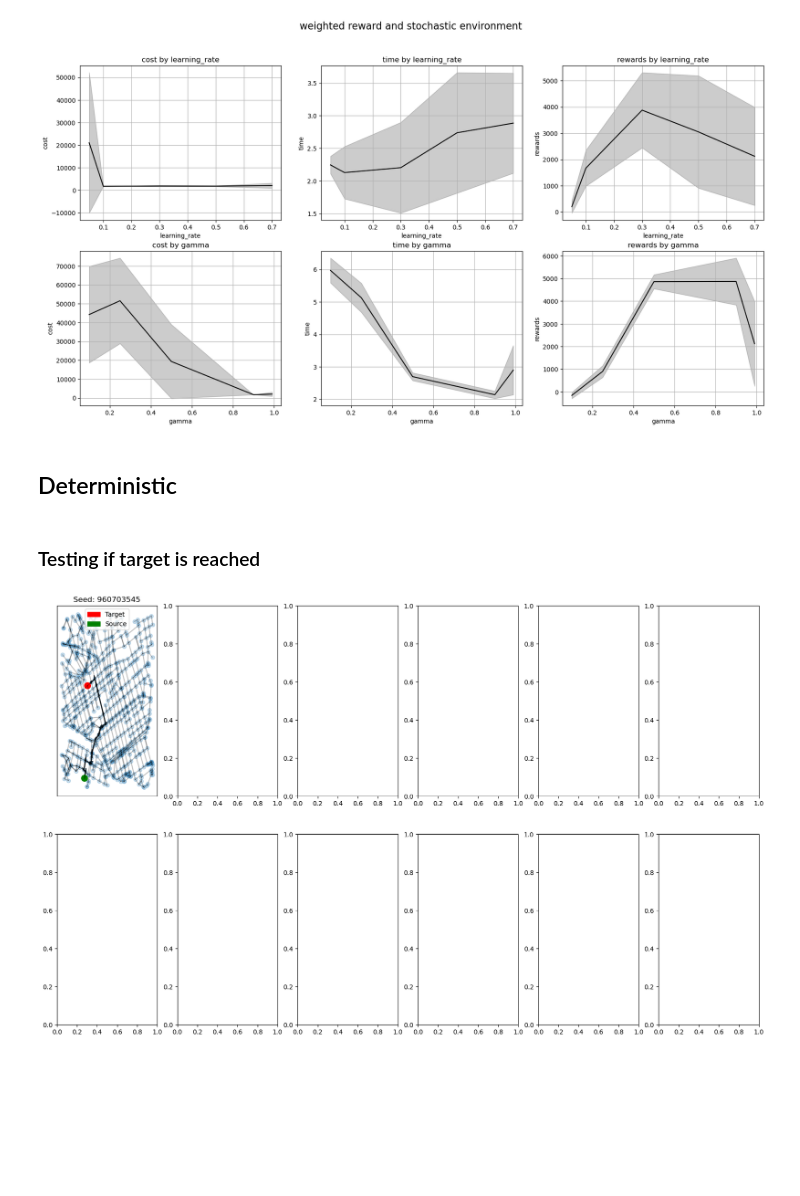
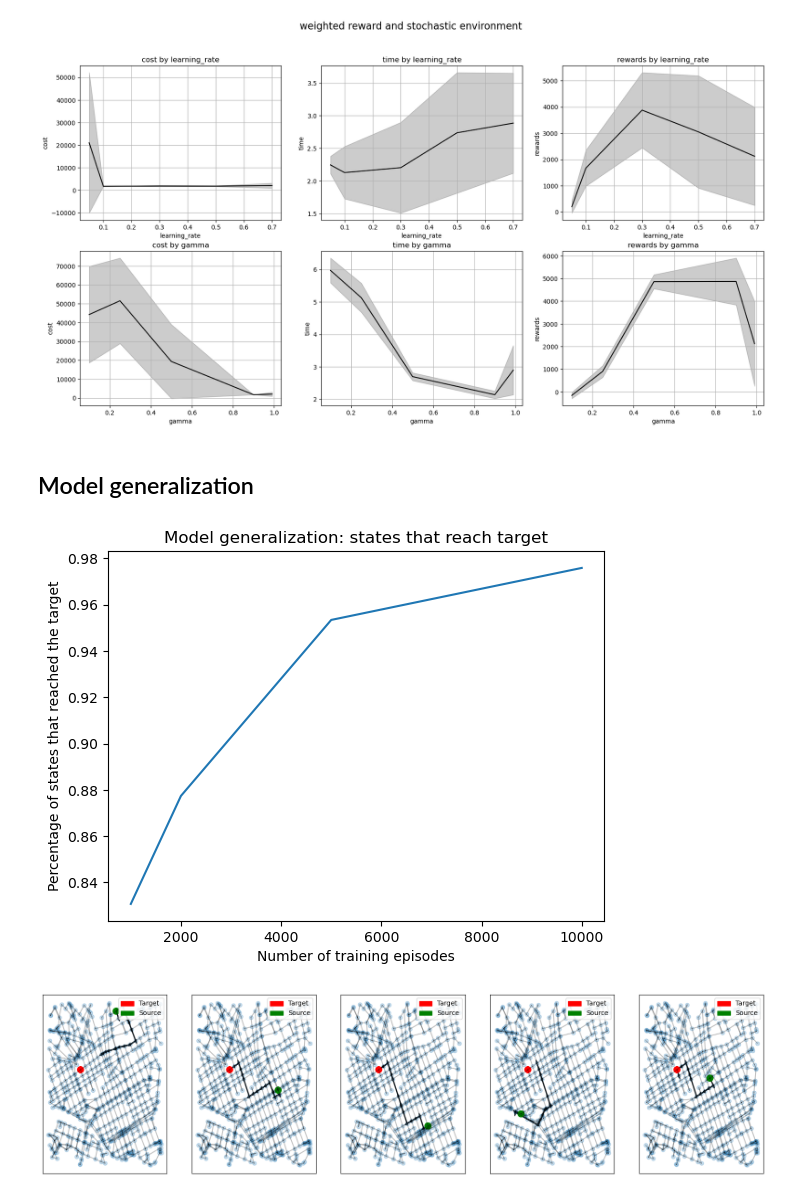
Before and after one commit to vivirodrigues/RL_Routing, a Jupyter notebook: Model_QLearning.ipynb, the cells around one changed output. Cells and saved outputs as stored; diff of their text form; code cells hidden in the pictures; blank space fills up the shorter version.

```diff
--- a/Model_QLearning.ipynb
+++ b/Model_QLearning.ipynb
@@ -523,24 +523,55 @@ analysis_results("unit", "stochastic")
 analysis_results("weighted", "stochastic")
 # %% [output]
 [figure]
-# %% [markdown]
-## Deterministic
-# %% [markdown]
-### Testing if target is reached
-# %%
-fig, axs = plt.subplots(2, 6, figsize=(20, 12))
-axs = axs.flatten()
-for i, seed in enumerate(seeds[:3]):
-    np.random.seed(seeds[i])
-    source = np.random.choice(list(G.nodes))
-    target = np.random.choice(G.nodes)
-    np.random.seed(seeds[i])
-    env = Environment(G, source, target, "unit", "deterministic")
-    agent = QLAgent(env, tol = 1-4, n_episodes=10000)
-    agent.train()
-    plt.sca(axs[i])
-    plot_few_steps_policy(G, agent.policy, source, target, len(agent.route_to_target(G, source, target)[0]) - 1)
-    plt.title(f"Seed: {seed}")
-    break
-# %% [output]
-[figure, removed]
+# %% [markdown]
+## Model generalization
+# %%
+env = Environment(G, source, target, reward = "weighted", mode = "deterministic")
+n_episodes_list = [1000, 2000, 5000, 10000]
+reach_list = []
+for n_episodes in n_episodes_list:
+    env.reset()
+    agent = QLAgent(env, learning_rate=0.3, gamma = 0.9, n_episodes=n_episodes)
+    agent.train()
+
+
+    n_reached = 0
+    n_possible = len(G.nodes)
+    for i in range(len(G.nodes)):
+        _, cost = agent.route_to_target(G, i, target)
+        try:
+            opt_cost = nx.shortest_path_length(G, i, target, weight="length")
+            if cost < np.inf:
+                n_reached += 1
+        except:
+            n_possible -= 1
+
+    reach_list.append(n_reached / n_possible)
+
+plt.plot(n_episodes_list, reach_list)
+plt.xlabel("Number of training episodes")
+plt.ylabel("Percentage of states that reached the target")
+plt.title("Model generalization: states that reach target")
+plt.show()
+# %% [output]
+[figure, added]
+# %%
+random_states = []
+
+while len(random_states) < 5:
+    state = np.random.choice(list(G.nodes))
+    if state not in random_states and nx.has_path(G, state, target):
+        random_states.append(state)
+
+#fig, axs = plt.subplots(nrows = 1, ncols = 5)
+
+fig = plt.figure(figsize=(20, 5))
+
+for i, state in enumerate(random_states):
+    route, cost = agent.route_to_target(G, state, target)
+
+    steps = min(15, len(route))
+    plt.subplot(1, 5, i + 1)
+    plot_few_steps_policy(G, agent.policy, state, target, steps=steps)
+# %% [output]
+[figure, added]
```
Also changed, not shown: parts of 5 cells of this notebook.
